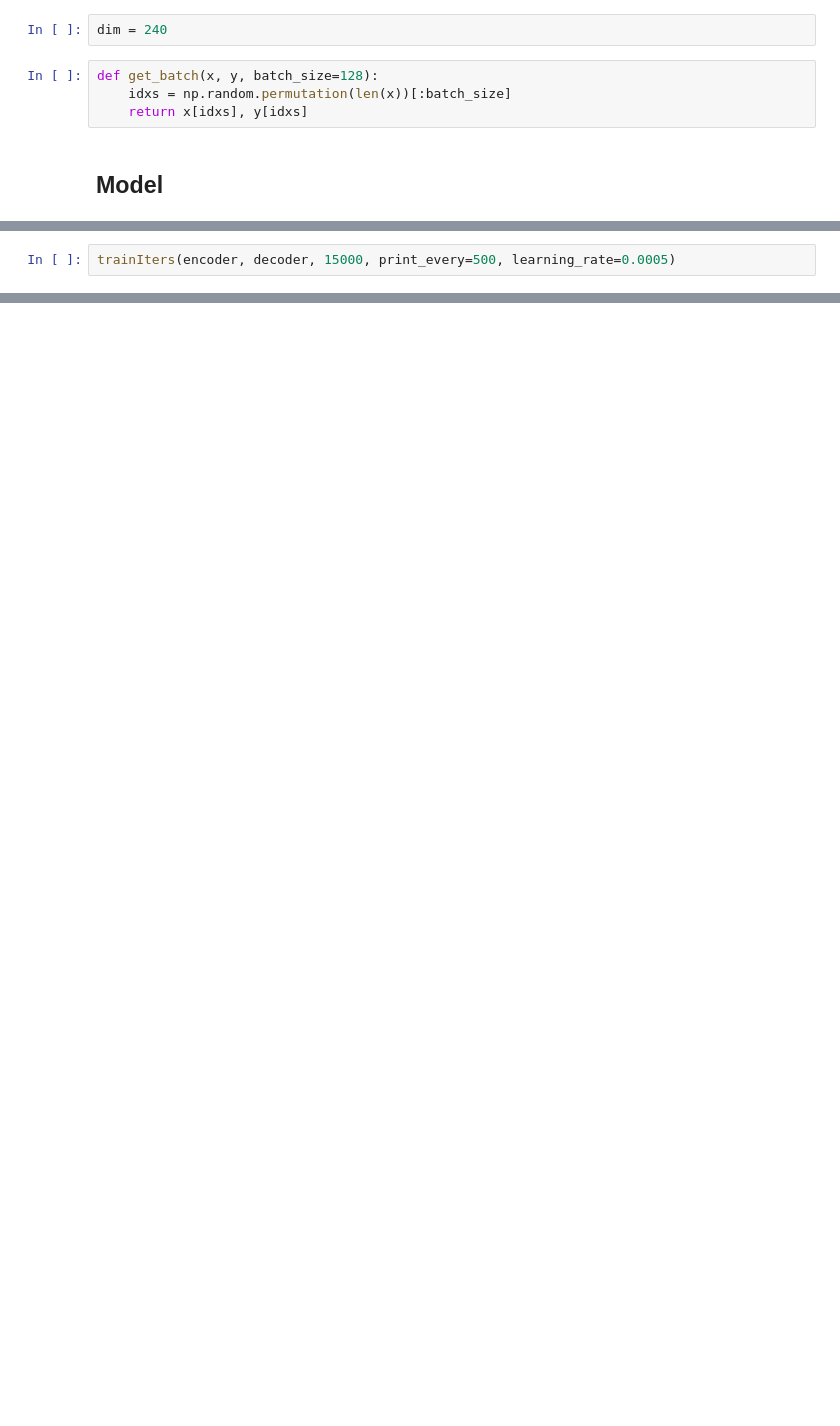
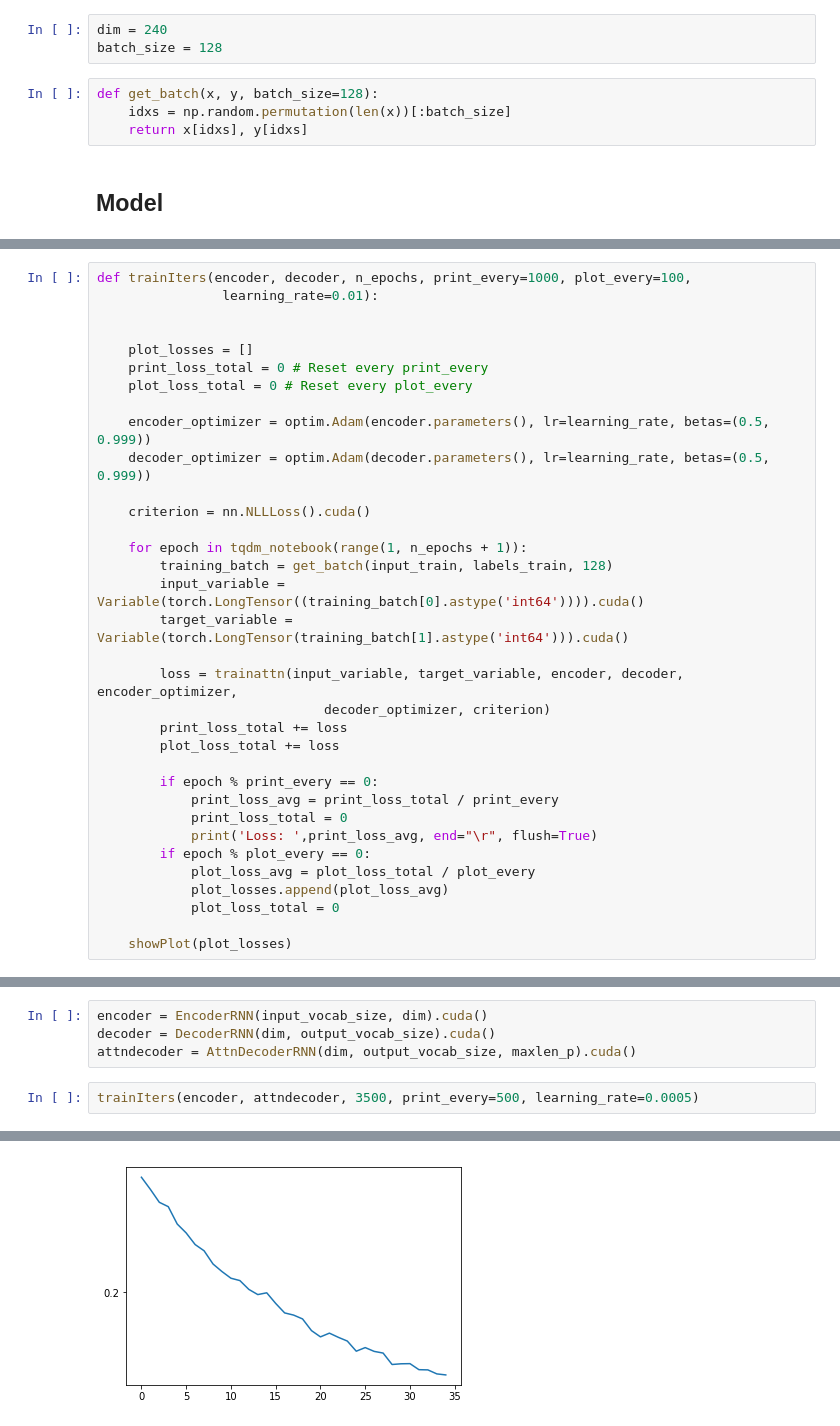
Before and after one commit to shehel/NLP, a Jupyter notebook: attention_seq_pytorch.ipynb, the cells around one changed output, grey strips where cells are left out. Drawn from its saved outputs; the diff is of its cells as text; blank space fills up the shorter version.

```diff
--- a/attention_seq_pytorch.ipynb
+++ b/attention_seq_pytorch.ipynb
@@ -78,6 +93,7 @@ input_vocab_size, output_vocab_size = len(phonemes), len(letters);input_vocab_si
 (70, 28)
 # %%
 dim = 240
+batch_size = 128
 # %%
 def get_batch(x, y, batch_size=128):
     idxs = np.random.permutation(len(x))[:batch_size]
@@ -234,2 +102,0 @@ def showPlot(points):
-# %%
-trainIters(encoder, decoder, 15000, print_every=500, learning_rate=0.0005)
@@ -318,0 +330,34 @@ torch.save(decoder, 'models/decoder.dat')
+# %%
+def trainIters(encoder, decoder, n_epochs, print_every=1000, plot_every=100,
+                learning_rate=0.01):
+
+
+    plot_losses = []
+    print_loss_total = 0 # Reset every print_every
+    plot_loss_total = 0 # Reset every plot_every
+
+    encoder_optimizer = optim.Adam(encoder.parameters(), lr=learning_rate, betas=(0.5, 0.999))
+    decoder_optimizer = optim.Adam(decoder.parameters(), lr=learning_rate, betas=(0.5, 0.999))
+
+    criterion = nn.NLLLoss().cuda()
+
+    for epoch in tqdm_notebook(range(1, n_epochs + 1)):
+        training_batch = get_batch(input_train, labels_train, 128)
+        input_variable = Variable(torch.LongTensor((training_batch[0].astype('int64')))).cuda()
+        target_variable = Variable(torch.LongTensor(training_batch[1].astype('int64'))).cuda()
+
+        loss = trainattn(input_variable, target_variable, encoder, decoder, encoder_optimizer,
+                             decoder_optimizer, criterion)
+        print_loss_total += loss
+        plot_loss_total += loss
+
+        if epoch % print_every == 0:
+            print_loss_avg = print_loss_total / print_every
+            print_loss_total = 0
+            print('Loss: ',print_loss_avg, end="\r", flush=True)
+        if epoch % plot_every == 0:
+            plot_loss_avg = plot_loss_total / plot_every
+            plot_losses.append(plot_loss_avg)
+            plot_loss_total = 0
+
+    showPlot(plot_losses)
@@ -318,0 +373,7 @@ torch.save(decoder, 'models/decoder.dat')
+# %%
+encoder = EncoderRNN(input_vocab_size, dim).cuda()
+decoder = DecoderRNN(dim, output_vocab_size).cuda()
+attndecoder = AttnDecoderRNN(dim, output_vocab_size, maxlen_p).cuda()
+# %%
+trainIters(encoder, attndecoder, 3500, print_every=500, learning_rate=0.0005)
+# %% [output]
@@ -318,0 +385 @@ torch.save(decoder, 'models/decoder.dat')
+[figure, added]
```
Also changed, not shown: parts of 45 cells of this notebook, 1 other file.
